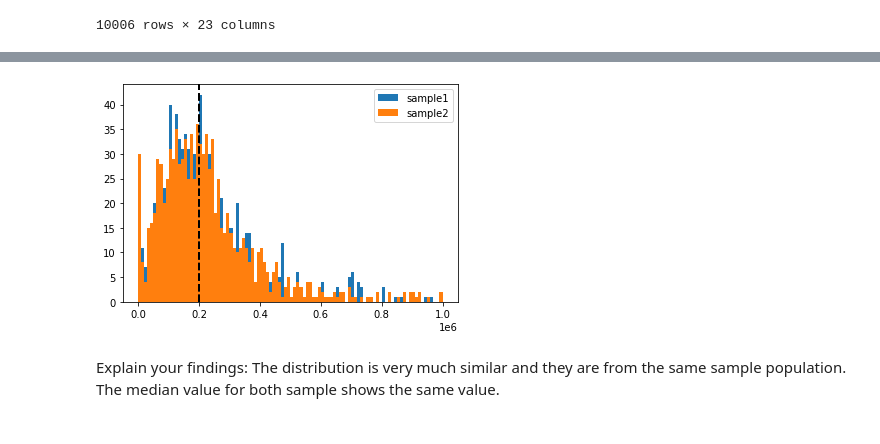
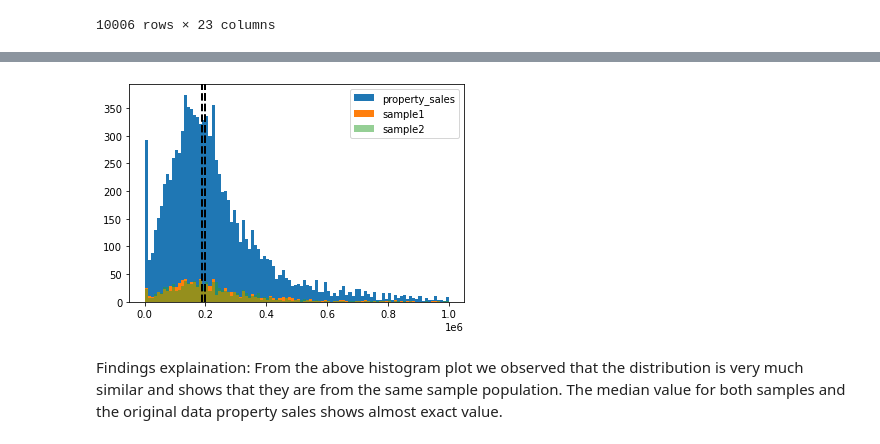
Before and after one commit to pem-a/NSU-Bootcamp, a Jupyter notebook: Desktop/Bootcamp/05-Stats/02-SkillDrill/Property_sales.ipynb, the cells around one changed output, grey strips where cells are left out. Cells and saved outputs as stored; diff of their text form; code cells hidden in the pictures.

```diff
--- a/Desktop/Bootcamp/05-Stats/02-SkillDrill/Property_sales.ipynb
+++ b/Desktop/Bootcamp/05-Stats/02-SkillDrill/Property_sales.ipynb
@@ -94,14 +95,17 @@ sample2
 # %%
 # Histogram Plot of Data
 plt.Figure(figsize=[12,14])
+plt.hist(property_sales_df['Gross_Sale'], bins=100,range=(0,1000000),label="property_sales")
 plt.hist(sample1['Gross_Sale'], bins=100,range=(0,1000000),label="sample1")
-plt.hist(sample2['Gross_Sale'], bins=100, range=(0,1000000),label="sample2")
+plt.hist(sample2['Gross_Sale'], bins=100, range=(0,1000000),label="sample2", alpha=0.5)
+plt.axvline(property_sales_df['Gross_Sale'].median(), color='k', linestyle='dashed', linewidth=2)
 plt.axvline(sample1['Gross_Sale'].median(), color='k', linestyle='dashed', linewidth=2)
 plt.axvline(sample2['Gross_Sale'].median(), color='k', linestyle='dashed', linewidth=2)
 plt.legend()
 plt.show()
 # %% [output]
-[figure, old version]
+[figure, new version]
 # %% [markdown]
-Explain your findings:
-The distribution is very much similar and they are from the same sample population. The median value for both sample shows the same value.
+Findings explaination:
+From the above histogram plot we observed that the distribution is very much similar and shows that they are from the same sample population.
+The median value for both samples and the original data property sales shows almost exact value.
```
Also changed, not shown: parts of 3 cells of this notebook.
